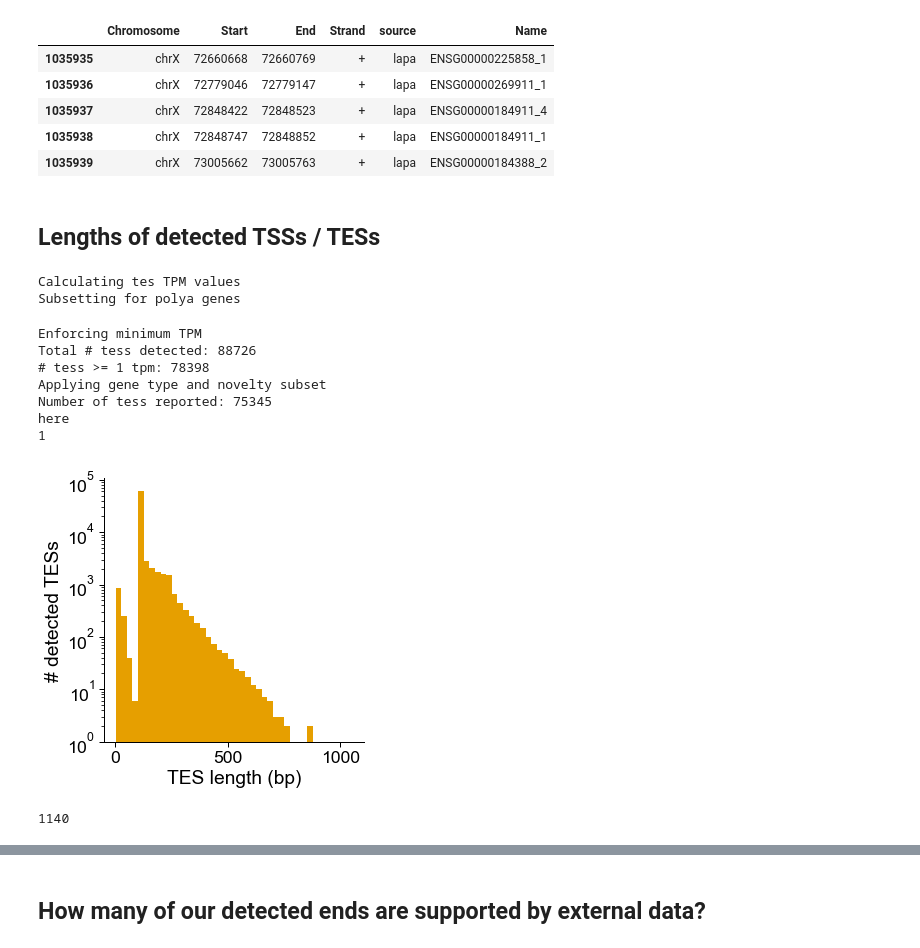
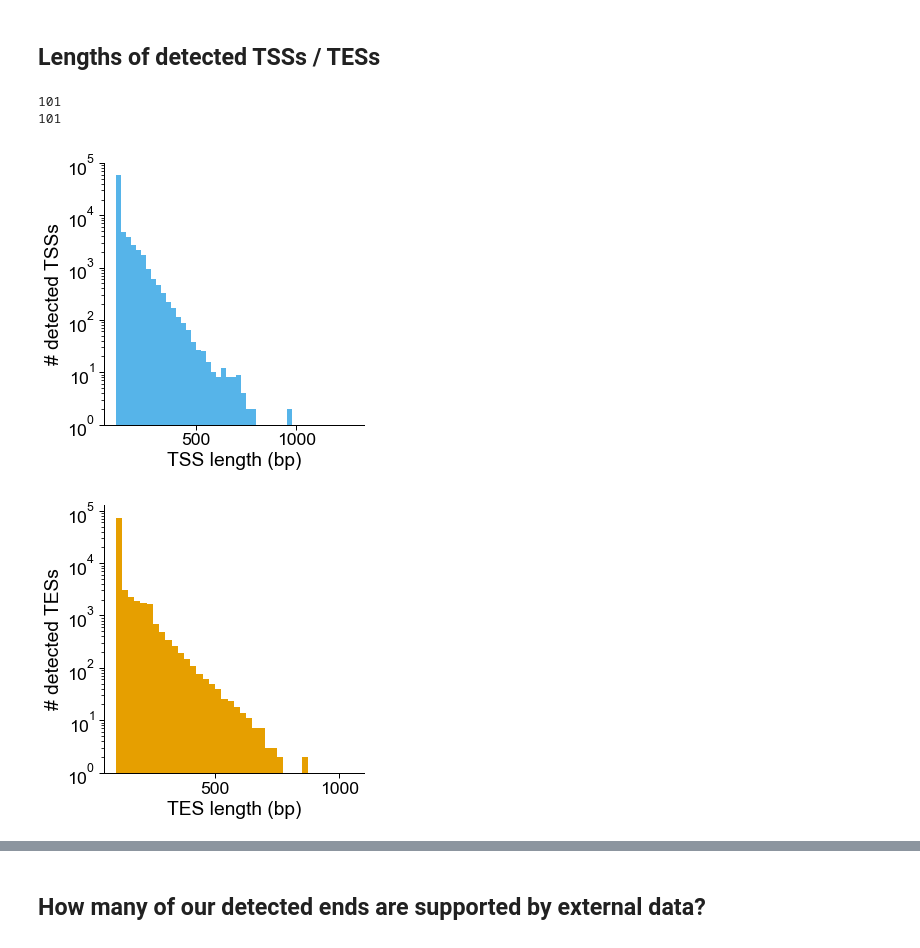
Before and after one commit to fairliereese/rnawg, a Jupyter notebook: lr_bulk/cerberus/features/tss_analysis.ipynb, the cells around one changed output, grey strips where cells are left out. Cells and saved outputs as stored; diff of their text form; code cells hidden in the pictures.

```diff
--- a/lr_bulk/cerberus/features/tss_analysis.ipynb
+++ b/lr_bulk/cerberus/features/tss_analysis.ipynb
@@ -39,4 +26,0 @@ temp.head()
-# %%
-df = pd.read_csv(filt_ab, sep='\t')
-df['gid_stable'] = cerberus.get_stable_gid(df, 'annot_gene_id')
-df['tes_id'] = df.gid_stable+'_'+df.annot_transcript_id.str.rsplit(',', n=1, expand=True)[1].str.rsplit(']', expand=True)[0]
@@ -116,31 +27,29 @@ ca.t_map.loc[ca.t_map.original_transcript_id=='ENST00000316084.9#2']
-# %%
-ca.tes_map.loc[(ca.tes_map.source=='lapa')&(ca.tes_map.Chromosome=='chrX')&\
-               (ca.tes_map.Start>72272604-51)].head()
-# %% [output]
-|  | Chromosome | Start | End | Strand | source | Name |
-| 1035935 | chrX | 72660668 | 72660769 | + | lapa | ENSG00000225858_1 |
-| 1035936 | chrX | 72779046 | 72779147 | + | lapa | ENSG00000269911_1 |
-| 1035937 | chrX | 72848422 | 72848523 | + | lapa | ENSG00000184911_4 |
-| 1035938 | chrX | 72848747 | 72848852 | + | lapa | ENSG00000184911_1 |
-| 1035939 | chrX | 73005662 | 73005763 | + | lapa | ENSG00000184388_2 |
 # %% [markdown]
 ## Lengths of detected TSSs / TESs
 # %%
 fig_dir = '/Users/fairliereese/Documents/programming/mortazavi_lab/documents/rnawg/fig2/'
-# feats = ['tss', 'tes']
-feats =['tes']
+feats = ['tss', 'tes']
 for f in feats:
-    ids = get_det_feats(h5,
-                        filt_ab,
-                        f,
-                        obs_source,
-                        how=f,
-                        gene_subset='polya',
-                        min_tpm=1)
+
+    # later -- use those detected that belong to
+    # transcripts
+    # ids = get_det_feats(h5,
+    #                     filt_ab,
+    #                     f,
+    #                     obs_source,
+    #                     how=f,
+    #                     gene_subset='polya',
+    #                     min_tpm=1)
+
+    # for now, use feats that have the lapa source
+    if f == 'tss':
+        ids = ca.tss.loc[ca.tss.source.str.contains(obs_source), 'Name'].tolist()
+    elif f == 'tes':
+        ids = ca.tes.loc[ca.tes.source.str.contains(obs_source), 'Name'].tolist()
+
     if f == 'tss':
         df = ca.tss.loc[ca.tss.Name.isin(ids)]
     elif f == 'tes':
-        print('here')
         df = ca.tes.loc[ca.tes.Name.isin(ids)]
     df['region_len'] = abs(df.Start-df.End)
     print(df.region_len.min())
@@ -150,44 +59,34 @@ for f in feats:
     mpl.rcParams['pdf.fonttype'] = 42
 
     c_dict, order = get_feat_colors(f)
     color = c_dict[f]
 
     ax = sns.displot(df, x='region_len', kind='hist',
              linewidth=0,
              color=color,
              alpha=1,
              binwidth=25,
              edgecolor=None,
              log_scale=(False, True))
 
     # ax = sns.displot(data=df, kind='hist', x='region_len', color=color,
     #                  log_scale=(False,True), edgecolor=None,
     #                  binwidth=25, alpha=1)
 
     ax = plt.gca()
     ylim = ax.get_ylim()
     ax.set_ylim(1**-4, ylim[1])
     # ax.set_yscale('log')
 
     df.region_len.max()
     ylabel = f'# detected {f.upper()}s'
     xlabel = f'{f.upper()} length (bp)'
 
     ax.set(xlabel=xlabel, ylabel=ylabel)
     fname = f'{fig_dir}/human_detected_{f}_lengths.pdf'
     plt.savefig(fname, dpi=700, bbox_inches='tight')
 # %% [output]
-Calculating tes TPM values
-Subsetting for polya genes
+101
+101
-Enforcing minimum TPM
-Total # tess detected: 88726
-# tess >= 1 tpm: 78398
-Applying gene type and novelty subset
-Number of tess reported: 75345
-here
-1
-[figure, old version]
+[figure, new version]
+[figure, added]
-# %%
-len(df.loc[df.region_len<100])
-# %% [output]
-1140
```
Also changed, not shown: parts of 15 cells of this notebook, 21 other files.
